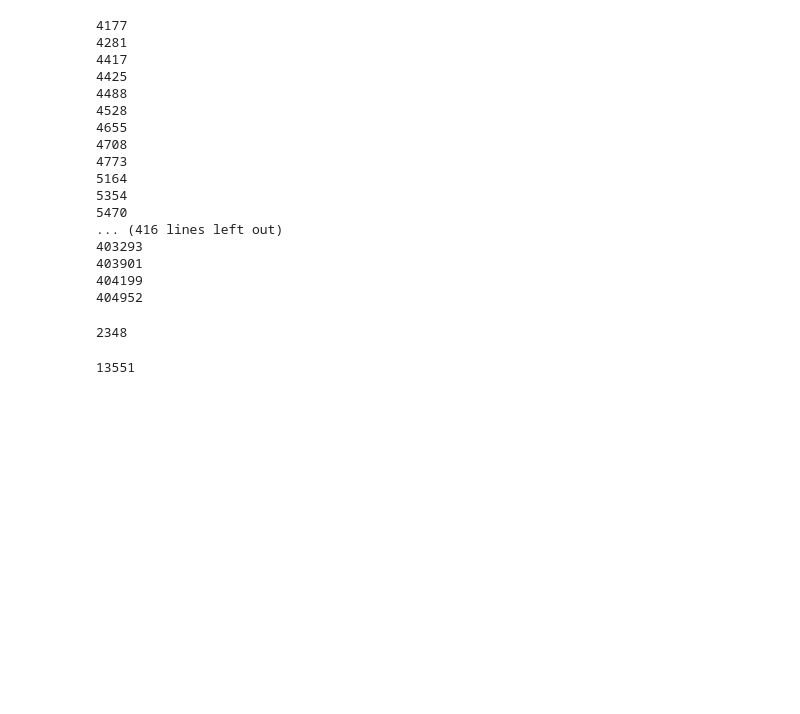
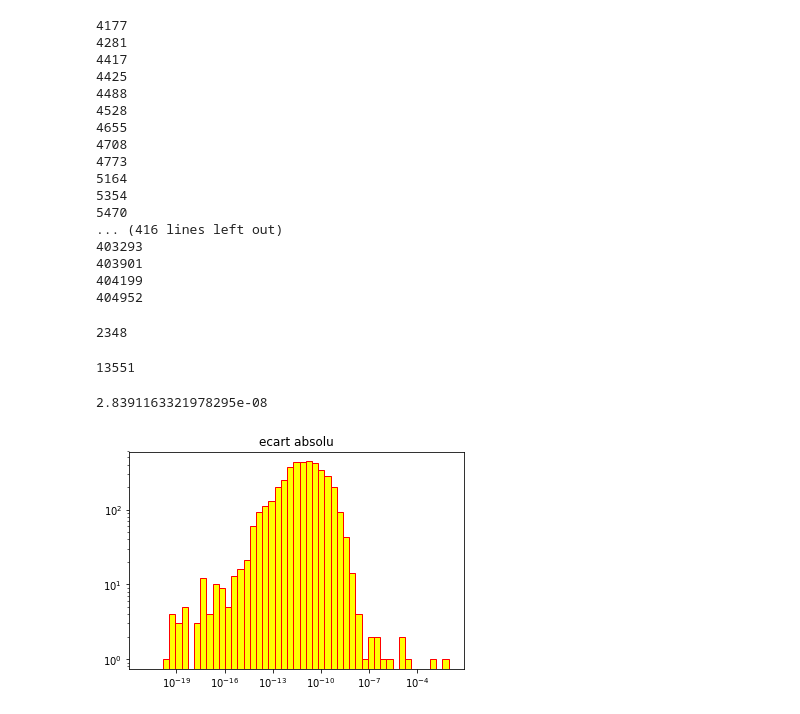
Before and after one commit to yokaiAG/Stage2019, a Jupyter notebook: Code/Tests.ipynb, the cells around one changed output. Cells and saved outputs as stored; diff of their text form; code cells hidden in the pictures; blank space fills up the shorter version.

```diff
--- a/Code/Tests.ipynb
+++ b/Code/Tests.ipynb
@@ -490,3 +490,27 @@ for line in open("../PsiResults/Psis/russian_model_cascade.txt"):
 len(emul.intersection(cascade))
 # %% [output]
 13551
+# %%
+float('2.8391163321978295e-08')
+# %% [output]
+2.8391163321978295e-08
+# %%
+ecart_abs = list()
+ecart_rel = list()
+for line in open("../PsiResults/Psis/russian_distrib1415_distrib14-15iter.txt"):
+    line = line.split()
+    num = abs(float(line[0]) - float(line[1]))
+    ecart_abs.append(num)
+    ecart_rel.append(num / float(line[0]))
+# %%
+fig, ax = plt.subplots()
+plt.yscale('log')
+plt.xscale('log')
+logbins = np.logspace(np.log10(np.min(ecart_abs)+0.000000000000000000001), np.log10(np.max(ecart_abs)), 50)
+plt.hist(ecart_abs, bins=logbins, edgecolor='red', facecolor='yellow')
+plt.title("ecart absolu")
+plt.savefig("../PsiResults/ecart_abs_russian14-15.pdf")
+plt.show()
+plt.close()
+# %% [output]
+[figure, added]
```
Also changed, not shown: parts of 1 cell of this notebook, 3 other files.
